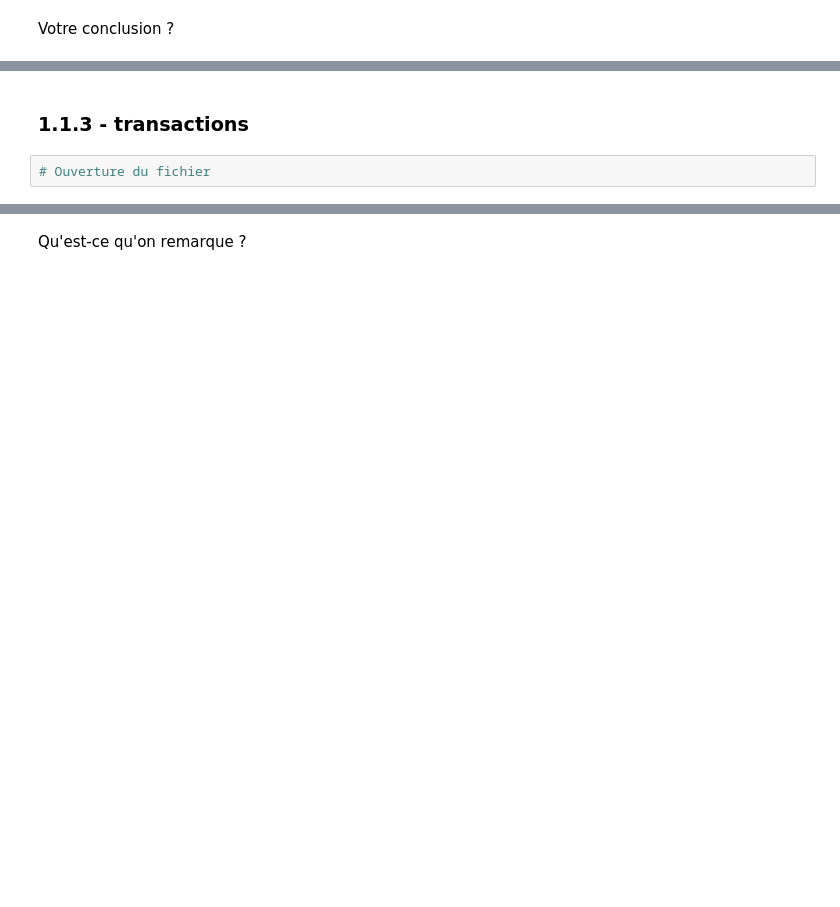
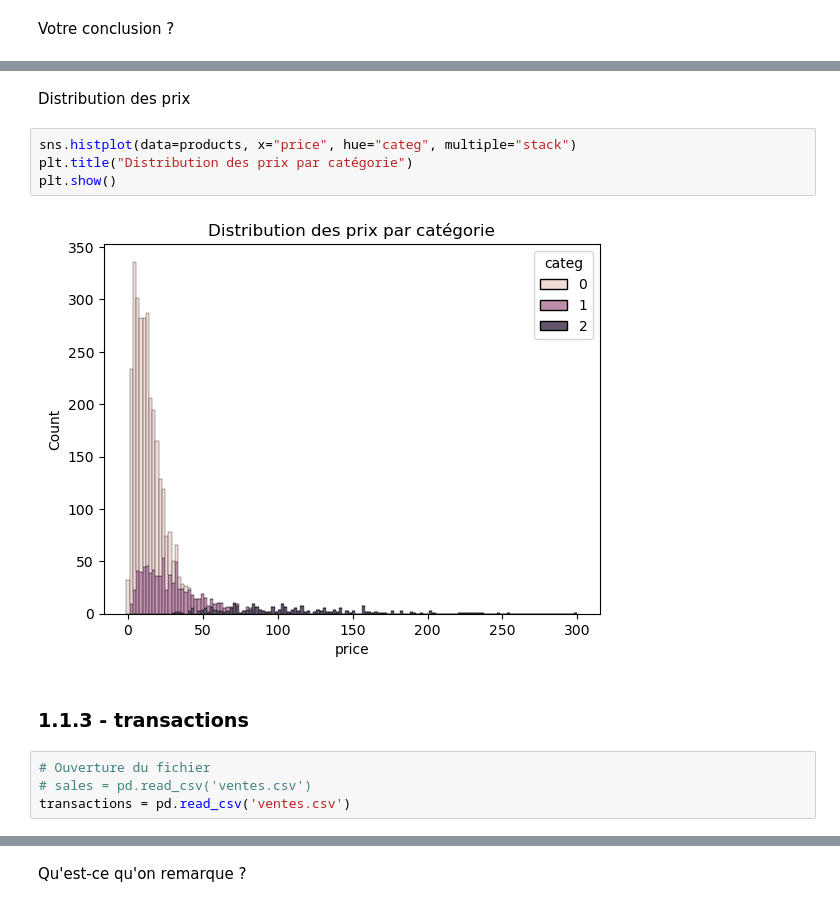
Before and after one commit to raymondgadji/DatAnalyst, a Jupyter notebook: Cours/Semaine5/Brief_ventes/analyse des ventes/Analyse des ventes en ligne.ipynb, the cells around one changed output, grey strips where cells are left out. Cells and saved outputs as stored; diff of their text form; blank space fills up the shorter version.

```diff
--- a/Cours/Semaine5/Brief_ventes/analyse des ventes/Analyse des ventes en ligne.ipynb
+++ b/Cours/Semaine5/Brief_ventes/analyse des ventes/Analyse des ventes en ligne.ipynb
@@ -165,6 +419,16 @@ Votre conclusion ?
+# %% [markdown]
+Distribution des prix
+# %%
+sns.histplot(data=products, x="price", hue="categ", multiple="stack")
+plt.title("Distribution des prix par catégorie")
+plt.show()
+# %% [output]
+[figure, added]
 # %% [markdown]
 ### 1.1.3 - transactions
 # %%
 # Ouverture du fichier
+# sales = pd.read_csv('ventes.csv')
+transactions = pd.read_csv('ventes.csv')
 # %%
 # Affichage des informations
```
Also changed, not shown: parts of 49 cells of this notebook.
